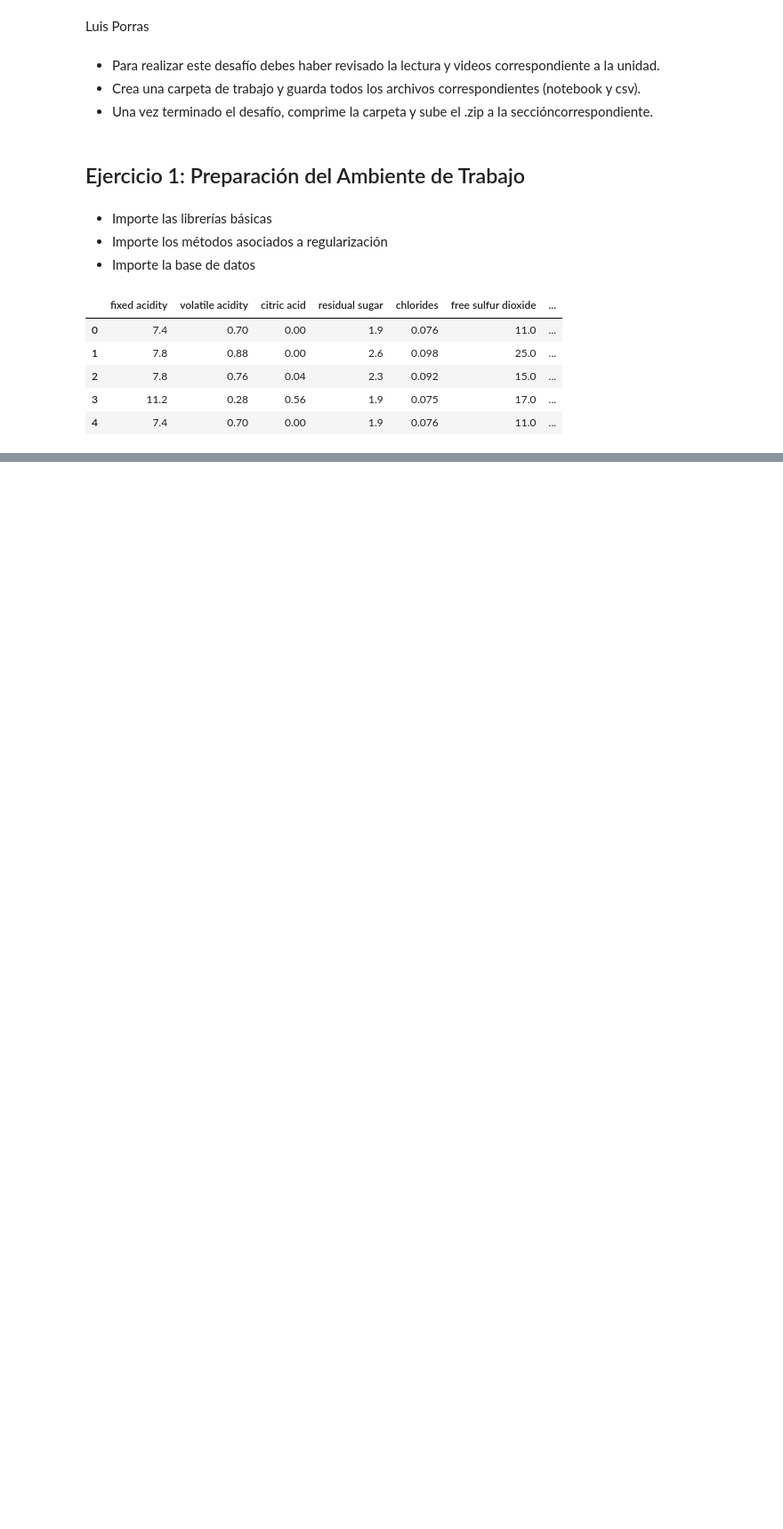
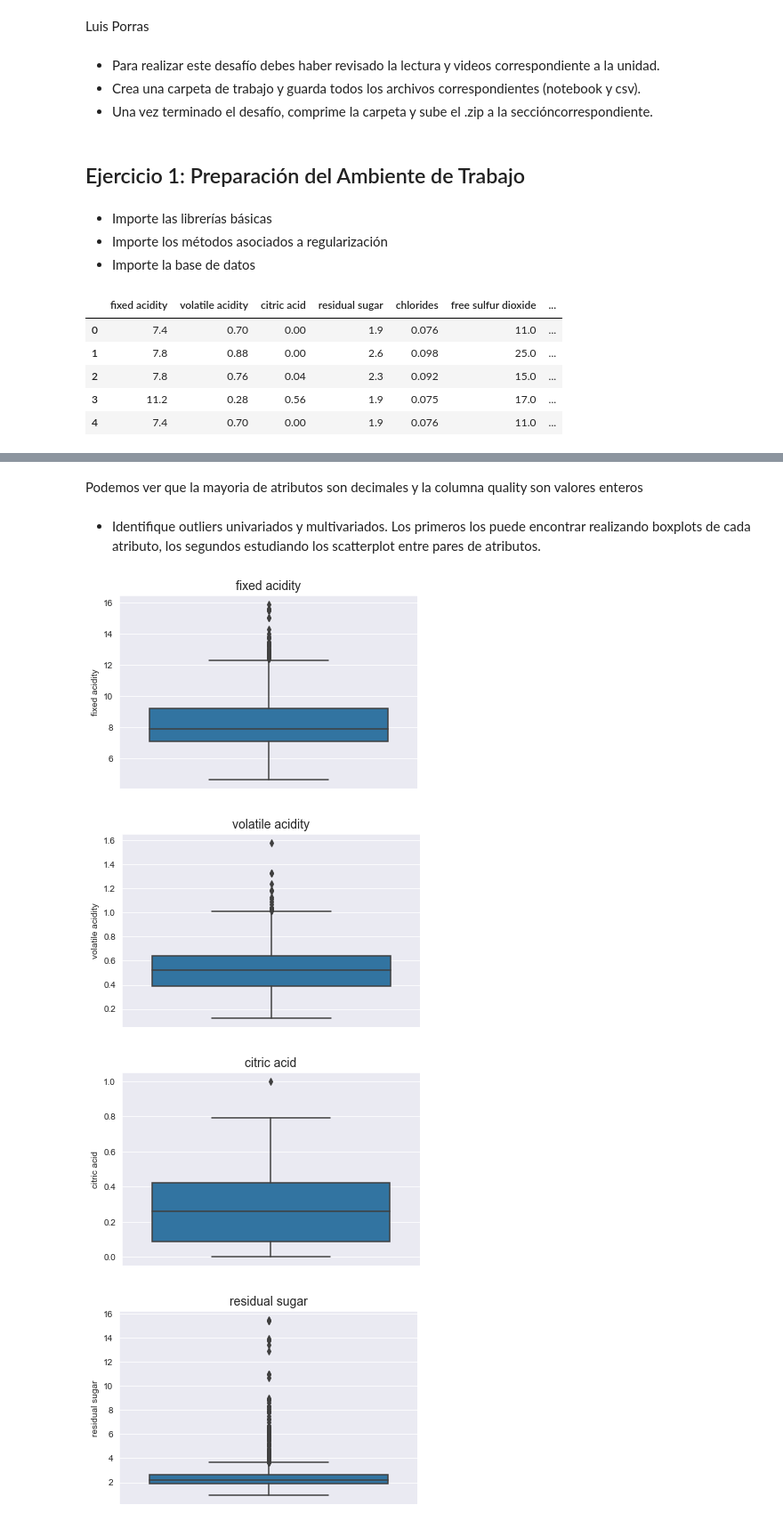
Before and after one commit to lporras/data-science-desafio, a Jupyter notebook: 3-modulo-machine-learning/sesion-01/Desafio 1 Regularizacion.ipynb, the cells around one changed output, grey strips where cells are left out. Shown at 89% size. Drawn from its saved outputs; the diff is of its cells as text; code cells hidden in the pictures; blank space fills up the shorter version.

```diff
--- a/3-modulo-machine-learning/sesion-01/Desafio 1 Regularizacion.ipynb
+++ b/3-modulo-machine-learning/sesion-01/Desafio 1 Regularizacion.ipynb
@@ -46,0 +67,13 @@ df.head()
+# %% [markdown]
+Podemos ver que la mayoria de atributos son decimales y la columna quality son valores enteros
+# %% [markdown]
+* Identifique outliers univariados y multivariados. Los primeros los puede encontrar realizando boxplots de cada atributo, los segundos estudiando los scatterplot entre pares de atributos.
+# %%
+for col_name, col in df.iteritems():
+    sns.boxplot(col, orient='v').set_title(col_name, size=14)
+    plt.show()
+# %% [output]
+[figure, added]
+[figure, added]
+[figure, added]
+[figure, added]
```
Also changed, not shown: parts of 27 cells of this notebook, 3 other files.
